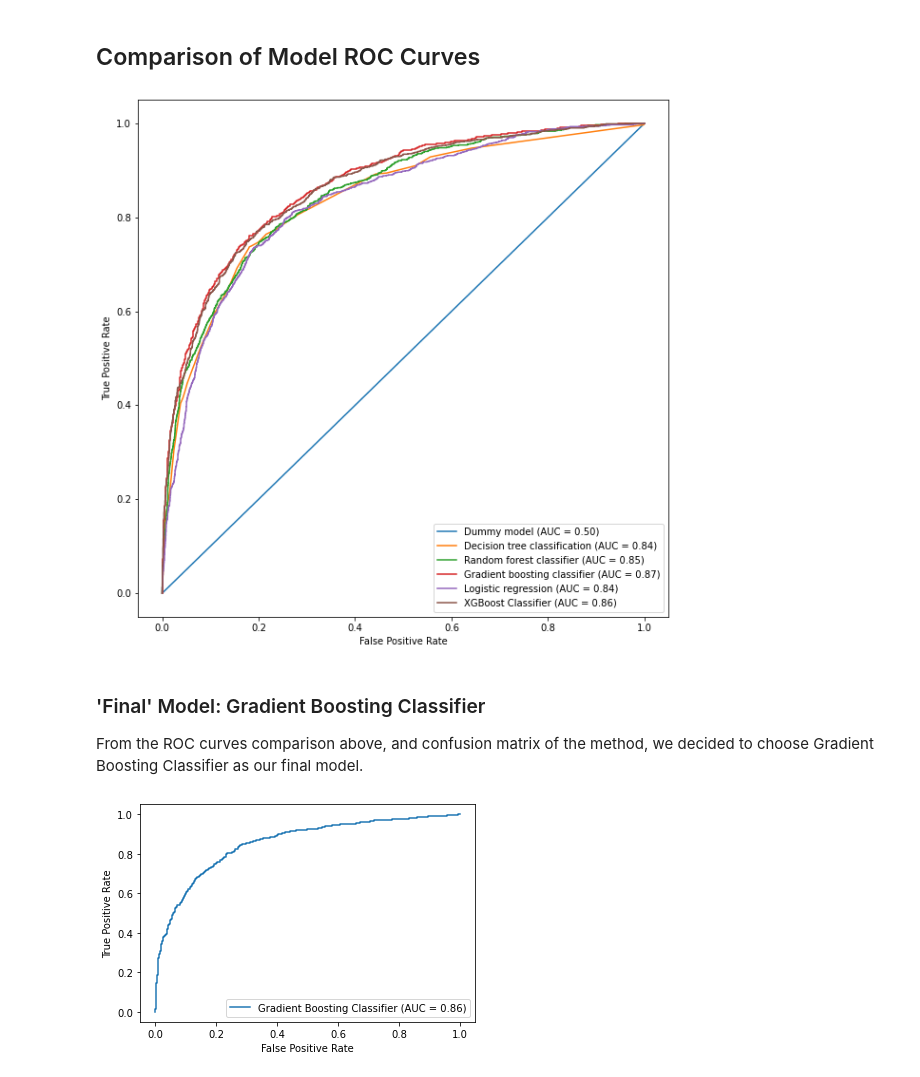
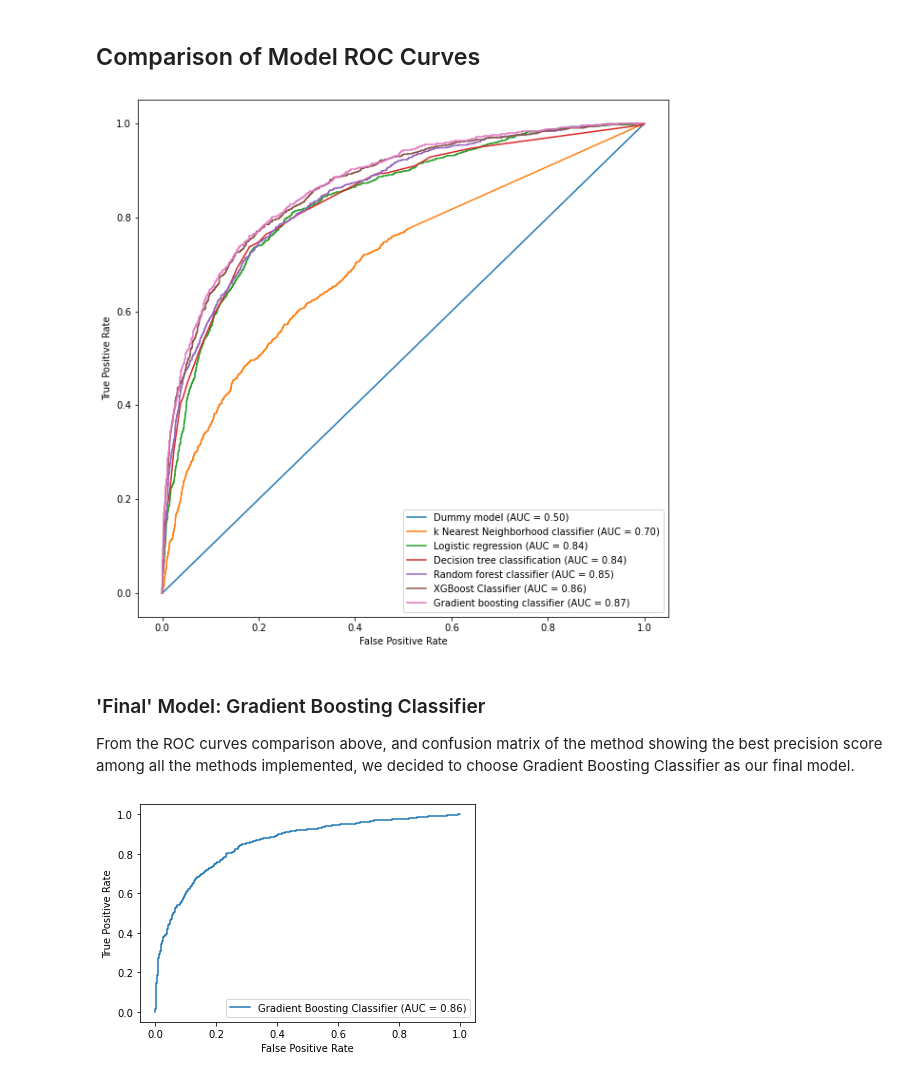
Before and after one commit to emykes/Flu_Vaccination_ML, a Jupyter notebook: Project3_model_iterations.ipynb, the cells around one changed output. Drawn from its saved outputs; the diff is of its cells as text; code cells hidden in the pictures.

Commit message:
Running all modeling iterations

```diff
--- a/Project3_model_iterations.ipynb
+++ b/Project3_model_iterations.ipynb
@@ -141,7 +141,7 @@ test_set_features.csv
 training_set_features.csv
 training_set_labels.csv
 # %%
-data1 = pd.read_csv('../../Data/training_set_features.csv')
+data1 = pd.read_csv('Data/training_set_features.csv')
 data1.head()
 # %% [output]
 |  | respondent_id | h1n1_concern | h1n1_knowledge | behavioral_antiviral_meds | behavioral_avoidance | ... |
@@ -151,7 +151,7 @@ data1.head()
 | 3 | 3 | 1.0 | 1.0 | 0.0 | 1.0 | ... |
 | 4 | 4 | 2.0 | 1.0 | 0.0 | 1.0 | ... |
 # %%
-data2 = pd.read_csv('../../Data/training_set_labels.csv')
+data2 = pd.read_csv('Data/training_set_labels.csv')
 data2.head()
 # %% [output]
 |  | respondent_id | h1n1_vaccine | seasonal_vaccine |
@@ -778,25 +795,25 @@ Test F1-Score: 0.5876940770557791
 # %%
 fig, ax = plt.subplots(figsize=(10, 10))
 plot_roc_curve(dummy_model, X_te, y_te,
                name='Dummy model', ax=ax)
-#plot_roc_curve(output_kNN.best_estimator_, X_te, y_te,
-#               name='k Nearest Neighborhood classifier', ax=ax)
+plot_roc_curve(output_kNN.best_estimator_, X_te, y_te,
+               name='k Nearest Neighborhood classifier', ax=ax)
+plot_roc_curve(output_logreg.best_estimator_, X_te, y_te,
+               name='Logistic regression', ax=ax)
 plot_roc_curve(output_clf.best_estimator_, X_te, y_te,
                name='Decision tree classification', ax=ax)
 plot_roc_curve(output_rfc.best_estimator_, X_te, y_te,
                name='Random forest classifier', ax=ax)
+plot_roc_curve(output_xgb.best_estimator_, X_te, y_te,
+               name='XGBoost Classifier', ax=ax)
 plot_roc_curve(output_gbc.best_estimator_, X_te, y_te,
-               name='Gradient boosting classifier', ax=ax)
-plot_roc_curve(output_logreg.best_estimator_, X_te, y_te,
-               name='Logistic regression', ax=ax)
-plot_roc_curve(output_xgb.best_estimator_, X_te, y_te,
-               name='XGBoost Classifier', ax=ax);
+               name='Gradient boosting classifier', ax=ax);
 # %% [output]
-[figure, old version]
+[figure, new version]
 # %% [markdown]
 ### 'Final' Model: Gradient Boosting Classifier
 
-From the ROC curves comparison above, and confusion matrix of the method, we decided to choose Gradient Boosting Classifier as our final model.
+From the ROC curves comparison above, and confusion matrix of the method showing the best precision score among all the methods implemented, we decided to choose Gradient Boosting Classifier as our final model.
 # %%
 final_model = Pipeline(steps=[
     ('preprocessor', preprocessor),
```
Also changed, not shown: parts of 12 cells of this notebook.
